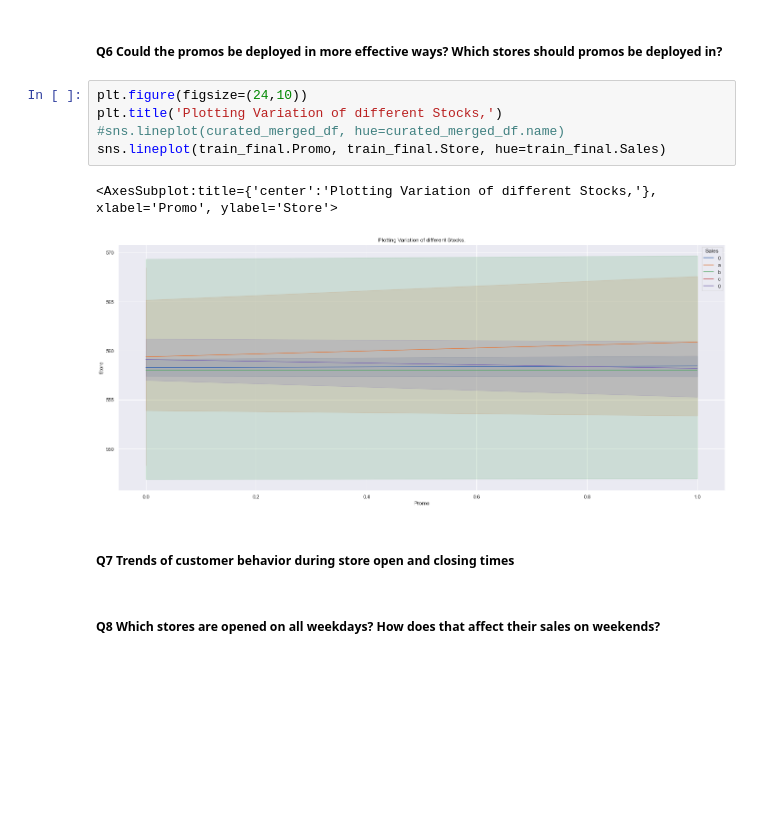
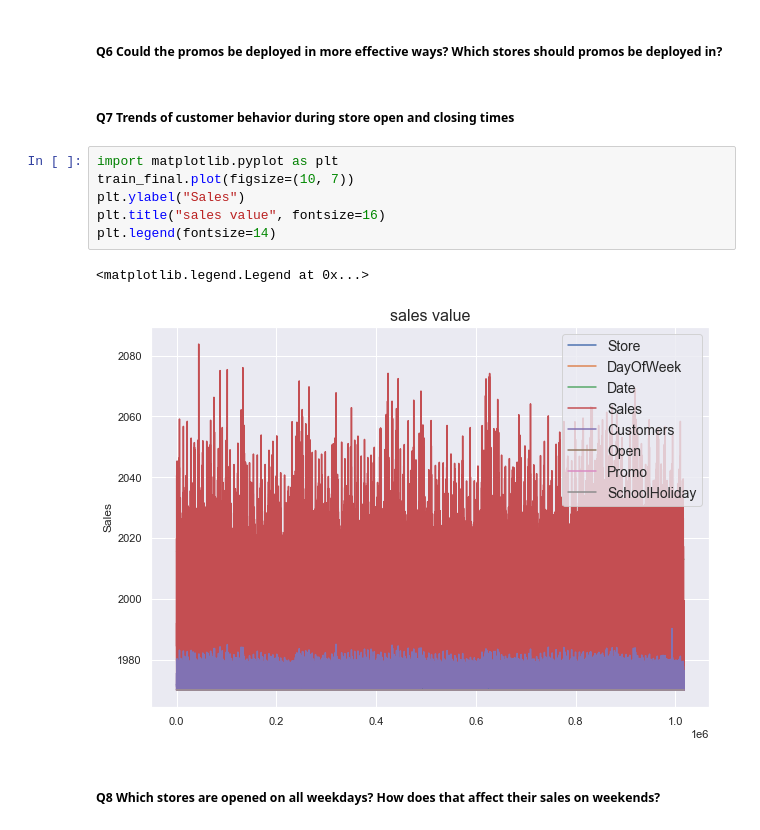
Before and after one commit to Endework/Forcast, a Jupyter notebook: notebooks/task1.ipynb, the cells around one changed output. Drawn from its saved outputs; the diff is of its cells as text; blank space fills up the shorter version.

```diff
--- a/notebooks/task1.ipynb
+++ b/notebooks/task1.ipynb
@@ -290,15 +315,16 @@ train_final[['Sales','Promo2']].value_counts().plot(kind='area',color='purple',t
 # %% [markdown]
 ##### Q6 Could the promos be deployed in more effective ways? Which stores should promos be deployed in?
-# %%
-plt.figure(figsize=(24,10))
-plt.title('Plotting Variation of different Stocks,')
-#sns.lineplot(curated_merged_df, hue=curated_merged_df.name)
-sns.lineplot(train_final.Promo, train_final.Store, hue=train_final.Sales)
-# %% [output]
-<AxesSubplot:title={'center':'Plotting Variation of different Stocks,'}, xlabel='Promo', ylabel='Store'>
-[figure, removed]
 # %% [markdown]
 ##### Q7 Trends of customer behavior during store open and closing times
+# %%
+import matplotlib.pyplot as plt
+train_final.plot(figsize=(10, 7))
+plt.ylabel("Sales")
+plt.title("sales value", fontsize=16)
+plt.legend(fontsize=14)
+# %% [output]
+<matplotlib.legend.Legend at 0x...>
+[figure, added]
 # %% [markdown]
 ##### Q8 Which stores are opened on all weekdays? How does that affect their sales on weekends?
 # %%
```
Also changed, not shown: parts of 13 cells of this notebook, 13 other files.
